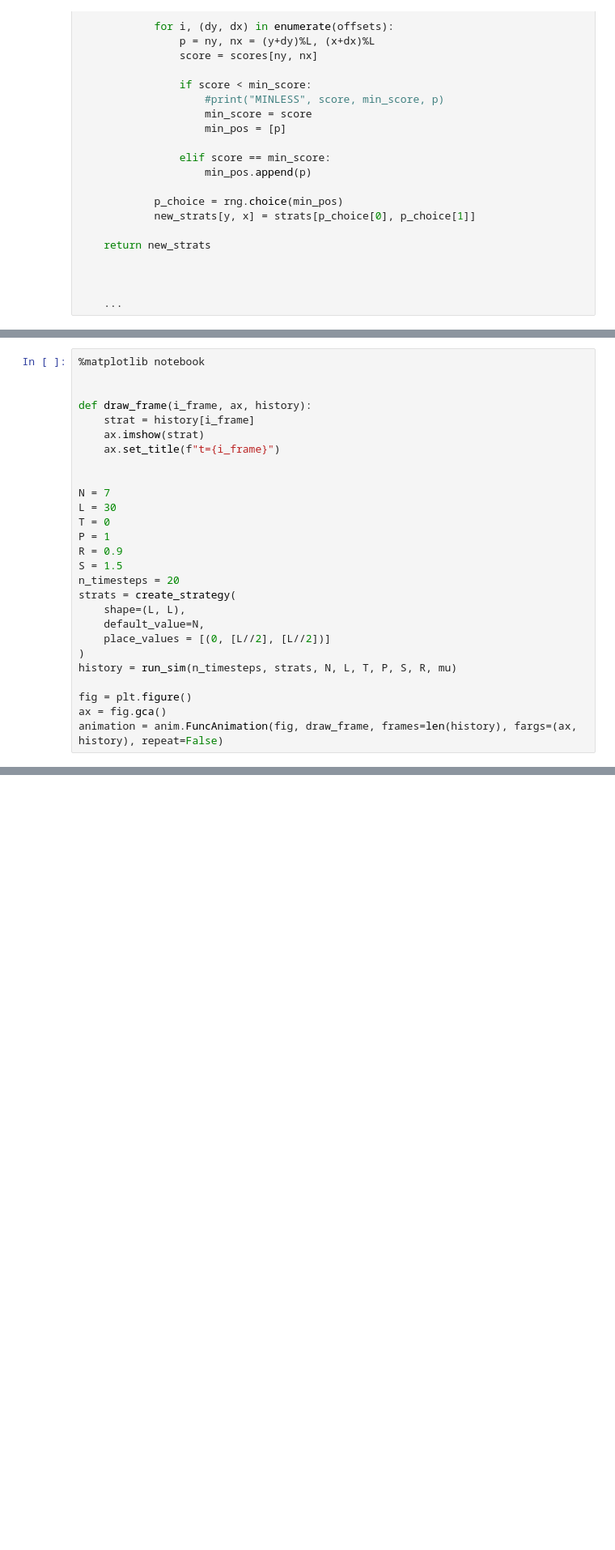
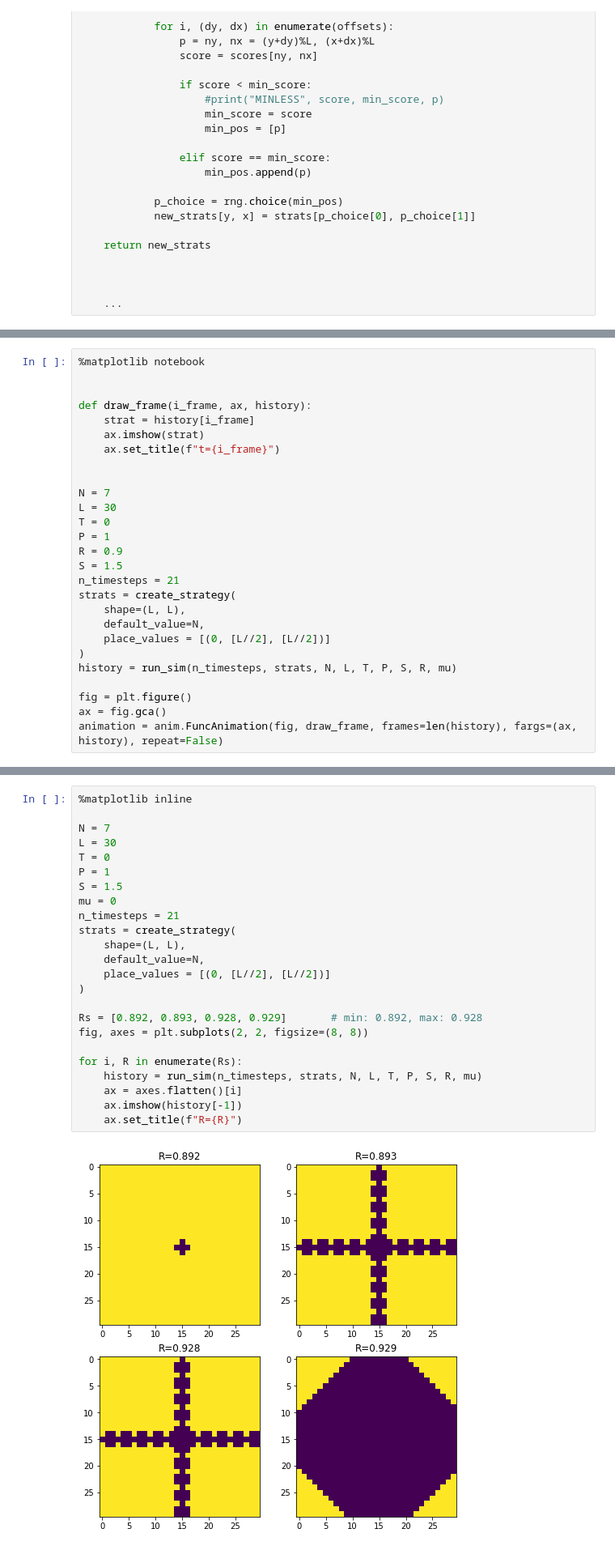
Before and after one commit to gasparyanartur/simulation-of-complex-systems-solutions, a Jupyter notebook: chapter-13/chapter-13.ipynb, the cells around one changed output, grey strips where cells are left out. Shown at 81% size. Cells and saved outputs as stored; diff of their text form; blank space fills up the shorter version.

```diff
--- a/chapter-13/chapter-13.ipynb
+++ b/chapter-13/chapter-13.ipynb
@@ -273,7 +273,7 @@ T = 0
 P = 1
 R = 0.9
 S = 1.5
-n_timesteps = 20
+n_timesteps = 21
 strats = create_strategy(
     shape=(L, L),
     default_value=N,
@@ -383,0 +290,26 @@ plt.imshow(history[-1])
+# %%
+%matplotlib inline
+
+N = 7
+L = 30
+T = 0
+P = 1
+S = 1.5
+mu = 0
+n_timesteps = 21
+strats = create_strategy(
+    shape=(L, L),
+    default_value=N,
+    place_values = [(0, [L//2], [L//2])]
+)
+
+Rs = [0.892, 0.893, 0.928, 0.929]       # min: 0.892, max: 0.928
+fig, axes = plt.subplots(2, 2, figsize=(8, 8))
+
+for i, R in enumerate(Rs):
+    history = run_sim(n_timesteps, strats, N, L, T, P, S, R, mu)
+    ax = axes.flatten()[i]
+    ax.imshow(history[-1])
+    ax.set_title(f"R={R}")
+# %% [output]
+[figure, added]
```
Also changed, not shown: parts of 14 cells of this notebook.
